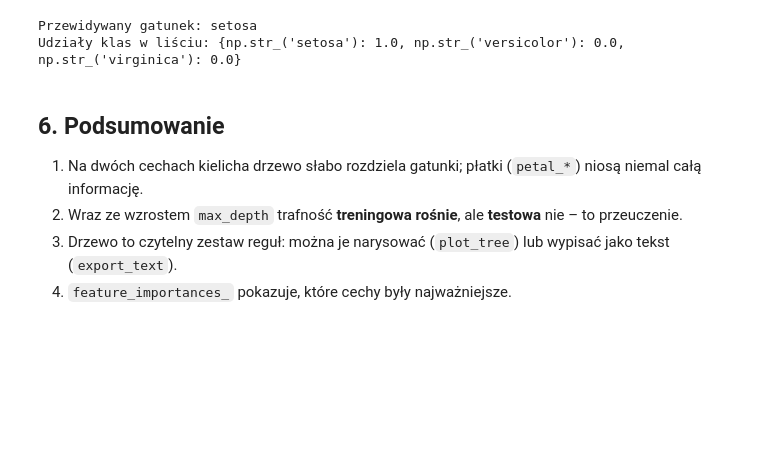
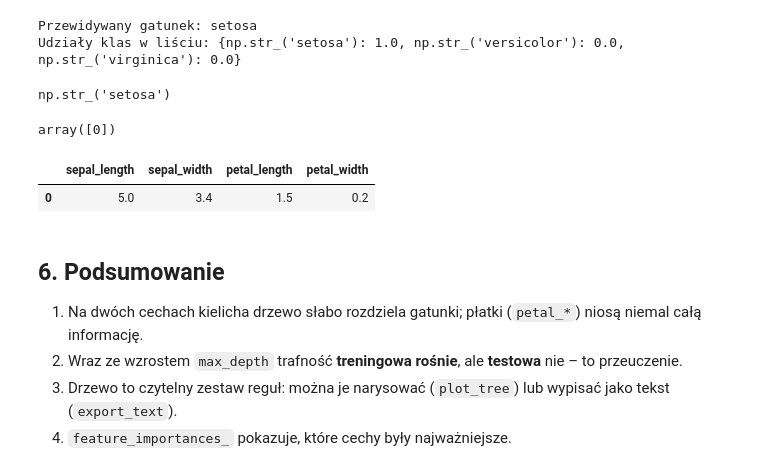
Before and after one commit to tomasz450/ML_DL_szkolenie_23_11_26, a Jupyter notebook: 4.1 Drzewa decyzyjne/01_drzewa_decyzyjne_iris.ipynb, the cells around one changed output. Cells and saved outputs as stored; diff of their text form; code cells hidden in the pictures; blank space fills up the shorter version.

```diff
--- a/4.1 Drzewa decyzyjne/01_drzewa_decyzyjne_iris.ipynb
+++ b/4.1 Drzewa decyzyjne/01_drzewa_decyzyjne_iris.ipynb
@@ -215,6 +222,19 @@ print('Udziały klas w liściu:', {nazwa: round(float(p), 3) for nazwa, p in zip
 # %% [output]
 Przewidywany gatunek: setosa
 Udziały klas w liściu: {np.str_('setosa'): 1.0, np.str_('versicolor'): 0.0, np.str_('virginica'): 0.0}
+# %%
+nazwy_klas[model.predict(nowy_kwiat)[0]]
+# %% [output]
+np.str_('setosa')
+# %%
+model.predict(nowy_kwiat)
+# %% [output]
+array([0])
+# %%
+nowy_kwiat
+# %% [output]
+|  | sepal_length | sepal_width | petal_length | petal_width |
+| 0 | 5.0 | 3.4 | 1.5 | 0.2 |
 # %% [markdown]
 ## 6. Podsumowanie
 
```
Also changed, not shown: parts of 4 cells of this notebook, 6 other files.
